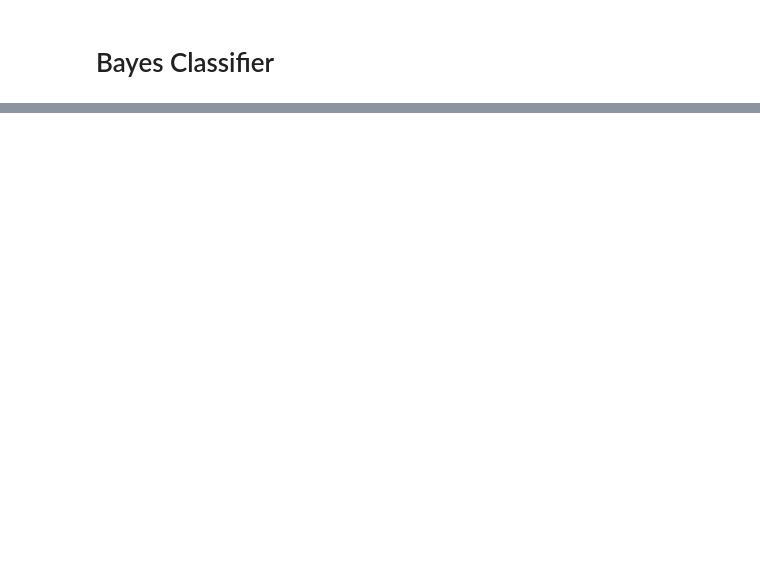
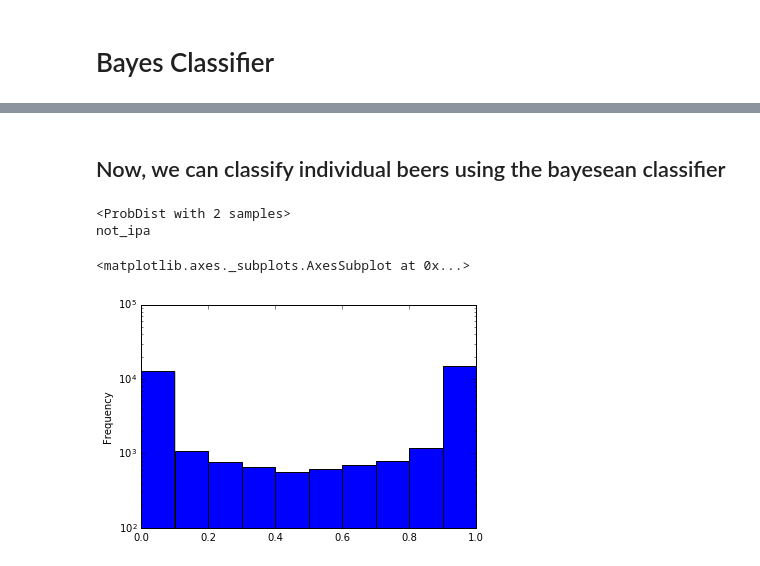
Before and after one commit to Jollyhrothgar/ale_trail_codebase, a Jupyter notebook: classifier_beer_from_db.ipynb, the cells around one changed output, grey strips where cells are left out. Saved outputs shown, nothing was run; the diff lists cells and outputs as text; code cells hidden in the pictures; blank space fills up the shorter version.

Commit message:
classifier in place, now outputs to csv, need to merge in with master DB.

```diff
--- a/classifier_beer_from_db.ipynb
+++ b/classifier_beer_from_db.ipynb
@@ -225,6 +300,6 @@ print find_features(malty_reviews[0][0])
 # %%
 featuresets = [(find_features(rev),category) for (rev,category) in beer_reviews]
-training_set = feature_sets[:500]
-testing_set = feature_sets[500:]
+training_set = featuresets[:500]
+testing_set = featuresets[500:]
 # %% [markdown]
 # Bayes Classifier
@@ -252,0 +333,54 @@ Most Informative Features
+# %% [markdown]
+## Now, we can classify individual beers using the bayesean classifier
+# %%
+def get_hoppy_probabilities(feature_set):
+    prob = {}
+    dist = classifier.prob_classify(feature_set)
+    for label in dist.samples():
+        prob[label] = dist.prob(label)
+    return prob
+# %%
+print classifier.prob_classify(find_features(malty_reviews[0][0]))
+print classifier.classify(find_features(malty_reviews[0][0]))
+
+#probs = get_hoppy_probabilities(test_features)
+#print probs["ipa"],probs["not_ipa"]
+
+# for review in malty_reviews:
+#     dist = classifier.prob_classify(find_features(review[0]))
+#     for label in dist.samples():
+#         print("%s: %f" % (label, dist.prob(label)))
+# %% [output]
+<ProbDist with 2 samples>
+not_ipa
+# %%
+rows_list = []
+index_out = 0
+for index,row in all_beers.iterrows():
+    #print index
+    #print row
+    try:
+        features = find_features(row['review_text'].split())
+    except:
+        continue
+    hoppiness = get_hoppy_probabilities(features)
+    #print hoppiness
+
+    out_dict = {}
+    out_dict['beer_key'] = row['beer_key']
+    out_dict['username'] = row['username']
+    out_dict['review_text'] = row['review_text']
+    out_dict['name'] = row['beer_name']
+    out_dict['style'] = row['style_name']
+    out_dict['hoppiness'] = hoppiness['ipa']
+    out_dict['maltiness'] = hoppiness['not_ipa']
+    out_dict['hop_liklihood'] = hoppiness['ipa']/(hoppiness['ipa']+hoppiness['not_ipa'])
+    rows_list.append(out_dict)
+    #print rows_list
+# %%
+classified_df = pd.DataFrame(rows_list)
+# %%
+classified_df['hoppiness'].plot(kind='hist',logy=True)
+# %% [output]
+<matplotlib.axes._subplots.AxesSubplot at 0x...>
+[figure, added]
```
Also changed, not shown: parts of 15 cells of this notebook, 2 other files.
